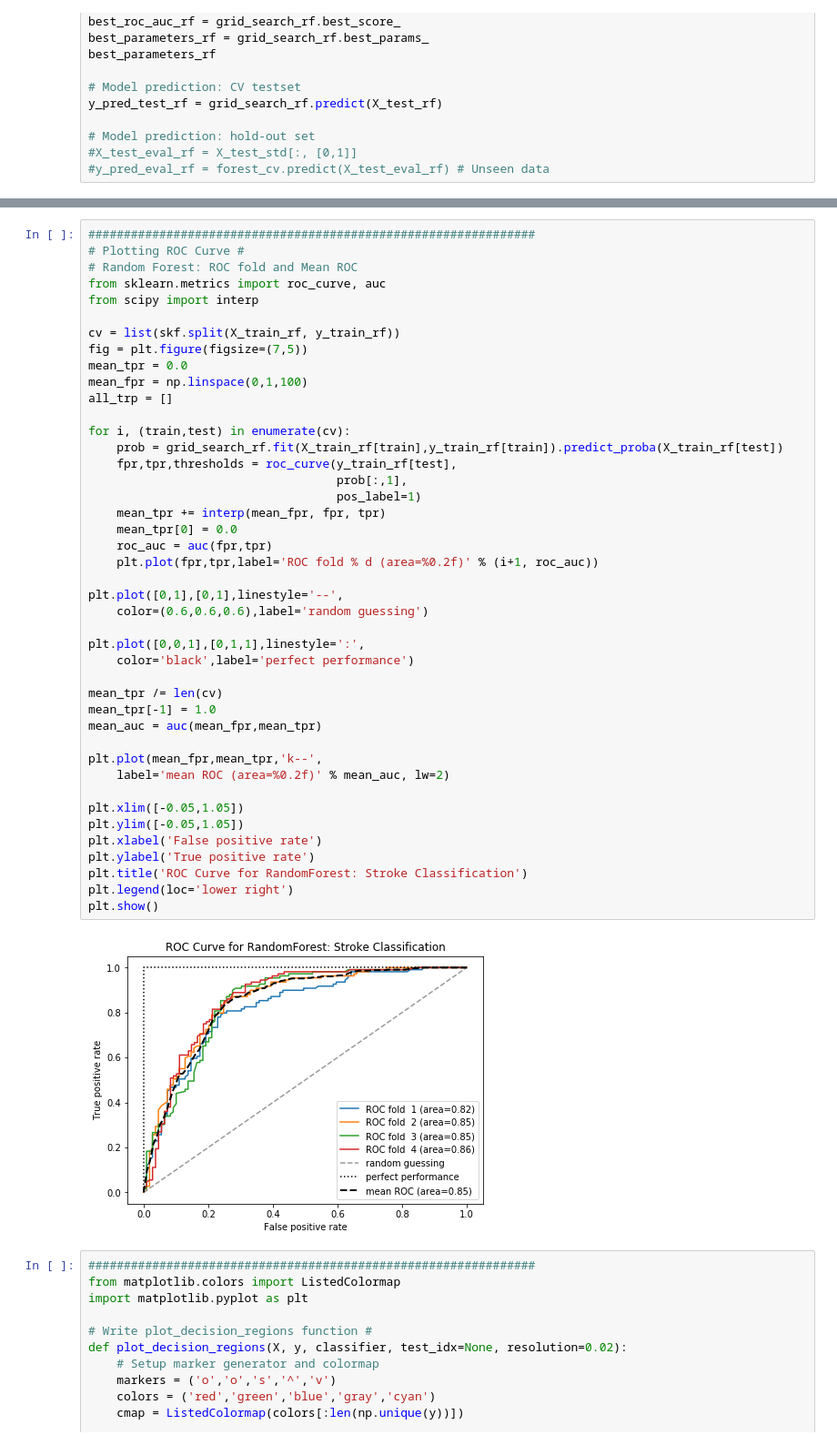
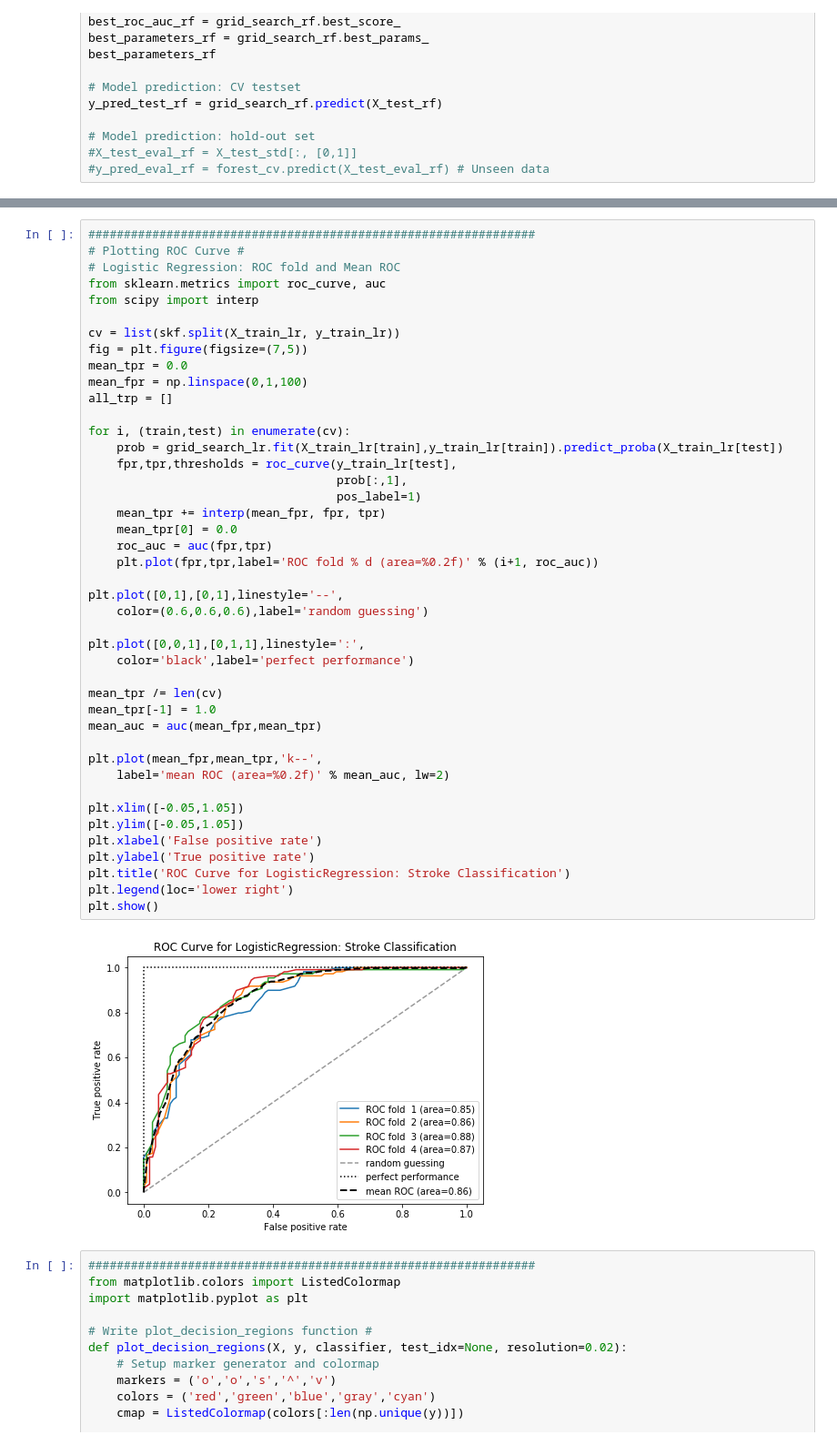
Before and after one commit to emgoh/capstone, a Jupyter notebook: capstone_codes/cp_data_modeling.ipynb, the cells around one changed output, grey strips where cells are left out. Shown at 91% size. Drawn from its saved outputs; the diff is of its cells as text.

```diff
--- a/capstone_codes/cp_data_modeling.ipynb
+++ b/capstone_codes/cp_data_modeling.ipynb
@@ -540,48 +576,48 @@ avg / total       0.74      0.73      0.73       288
 # %%
 ###############################################################
 # Plotting ROC Curve #
-# Random Forest: ROC fold and Mean ROC
+# Logistic Regression: ROC fold and Mean ROC
 from sklearn.metrics import roc_curve, auc
 from scipy import interp
 
-cv = list(skf.split(X_train_rf, y_train_rf))
+cv = list(skf.split(X_train_lr, y_train_lr))
 fig = plt.figure(figsize=(7,5))
 mean_tpr = 0.0
 mean_fpr = np.linspace(0,1,100)
 all_trp = []
 
 for i, (train,test) in enumerate(cv):
-    prob = grid_search_rf.fit(X_train_rf[train],y_train_rf[train]).predict_proba(X_train_rf[test])
-    fpr,tpr,thresholds = roc_curve(y_train_rf[test],
+    prob = grid_search_lr.fit(X_train_lr[train],y_train_lr[train]).predict_proba(X_train_lr[test])
+    fpr,tpr,thresholds = roc_curve(y_train_lr[test],
                                    prob[:,1],
                                    pos_label=1)
     mean_tpr += interp(mean_fpr, fpr, tpr)
     mean_tpr[0] = 0.0
     roc_auc = auc(fpr,tpr)
     plt.plot(fpr,tpr,label='ROC fold % d (area=%0.2f)' % (i+1, roc_auc))
 
 plt.plot([0,1],[0,1],linestyle='--',
     color=(0.6,0.6,0.6),label='random guessing')
 
 plt.plot([0,0,1],[0,1,1],linestyle=':',
     color='black',label='perfect performance')
 
 mean_tpr /= len(cv)
 mean_tpr[-1] = 1.0
 mean_auc = auc(mean_fpr,mean_tpr)
 
 plt.plot(mean_fpr,mean_tpr,'k--',
     label='mean ROC (area=%0.2f)' % mean_auc, lw=2)
 
 plt.xlim([-0.05,1.05])
 plt.ylim([-0.05,1.05])
 plt.xlabel('False positive rate')
 plt.ylabel('True positive rate')
-plt.title('ROC Curve for RandomForest: Stroke Classification')
+plt.title('ROC Curve for LogisticRegression: Stroke Classification')
 plt.legend(loc='lower right')
 plt.show()
 # %% [output]
-[figure, old version]
+[figure, new version]
 # %%
 ###############################################################
 from matplotlib.colors import ListedColormap
```
Also changed, not shown: parts of 7 cells of this notebook.
